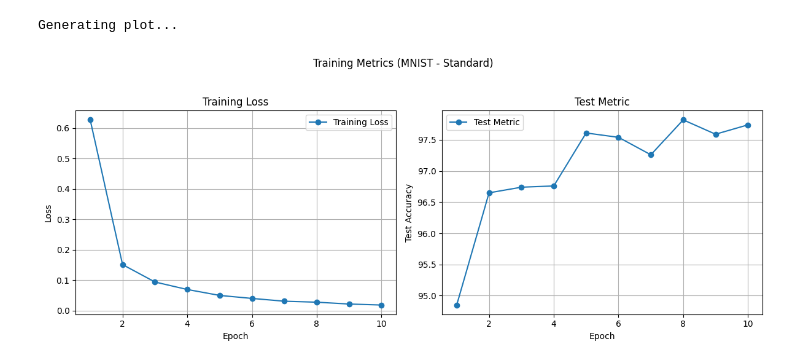
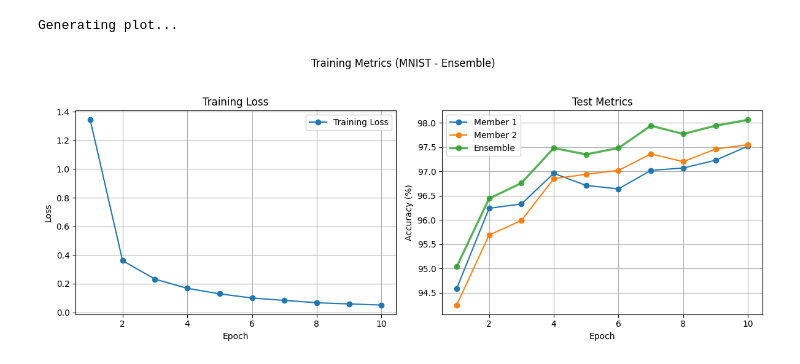
Before and after one commit to mbiggeri/Rage-Against-ML, a Jupyter notebook: main.ipynb, the cells around one changed output. Saved outputs shown, nothing was run; the diff lists cells and outputs as text; code cells hidden in the pictures.

Commit message:
impl ensemble presets mlcup, mnist

```diff
--- a/main.ipynb
+++ b/main.ipynb
@@ -177,0 +390,7 @@ Detected Input Size: 784, Output Size: 10
+# %%
+if torch.backends.mps.is_available():
+    device = torch.device('mps'); print("Using device: Apple MPS")
+elif torch.cuda.is_available():
+    device = torch.device('cuda'); print("Using device: NVIDIA CUDA")
+else:
+    device = torch.device('cpu'); print("Using device: CPU")
@@ -317,30 +660,50 @@ Finished Training!
 # %%
-# Plot results
-
 print("Generating plot...")
 epochs_range = range(1, NUM_EPOCHS + 1)
 
 plt.figure(figsize=(12, 5))
 
+# ---- Left subplot: Training loss ----
 plt.subplot(1, 2, 1)
 plt.plot(epochs_range, epoch_train_losses, 'o-', label='Training Loss')
 plt.title('Training Loss')
 plt.xlabel('Epoch')
 plt.ylabel('Loss')
 plt.legend()
 plt.grid(True)
 
+# ---- Right subplot: Test metrics ----
 plt.subplot(1, 2, 2)
-plt.plot(epochs_range, epoch_test_metrics, 'o-', label='Test Metric')
-plt.title('Test Metric')
+
+if cfg.get("model") == "ensemble":
+    # Each element in epoch_test_individual = list of member metrics
+    n_members = len(epoch_test_individual[0])
+    for m_idx in range(n_members):
+        vals = [ep[m_idx] for ep in epoch_test_individual]
+        label = f"Member {m_idx+1}"
+        plt.plot(epochs_range, vals, 'o-', label=label)
+
+    # Ensemble curve if available
+    if len(epoch_test_ensemble) > 0:
+        plt.plot(epochs_range, epoch_test_ensemble, 'o-', linewidth=2.5, label="Ensemble", alpha=0.8)
+        ylabel = "MSE" if is_regression_task else "Accuracy (%)"
+    else:
+        ylabel = "Metric"
+
+else:
+    # Single-model fallback
+    plt.plot(epochs_range, epoch_test_individual, 'o-', label='Test Metric')
+    ylabel = metric_name
+
+plt.title('Test Metrics')
 plt.xlabel('Epoch')
-plt.ylabel(metric_name)
+plt.ylabel(ylabel)
 plt.legend()
 plt.grid(True)
 
 plt.suptitle(f"Training Metrics ({cfg['dataset'].upper()} - {cfg['model'].title()})")
 plt.tight_layout(rect=[0, 0.03, 1, 0.95])
 plt.show()
 # %% [output]
 Generating plot...
-[figure, old version]
+[figure, new version]
```
Also changed, not shown: parts of 11 cells of this notebook.
